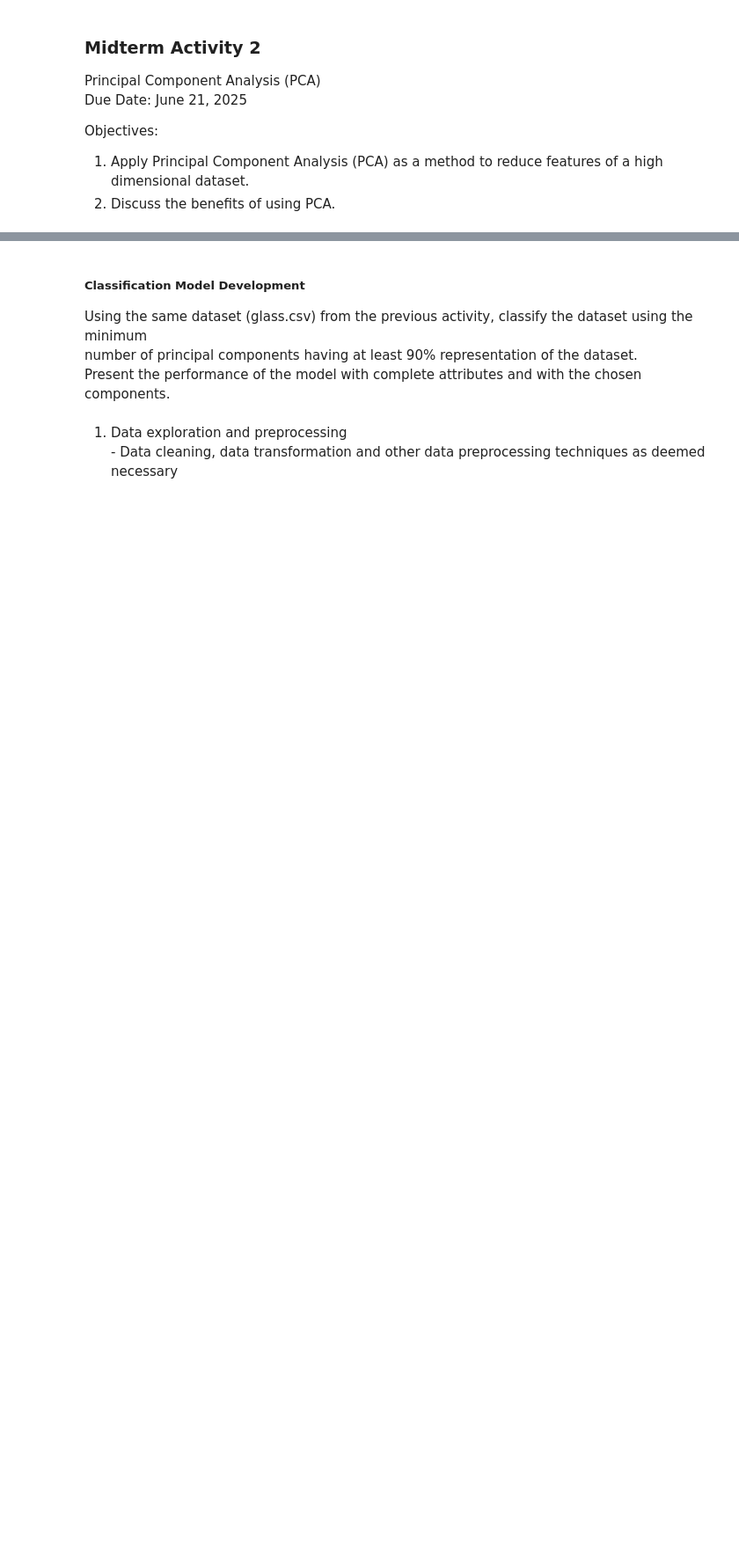
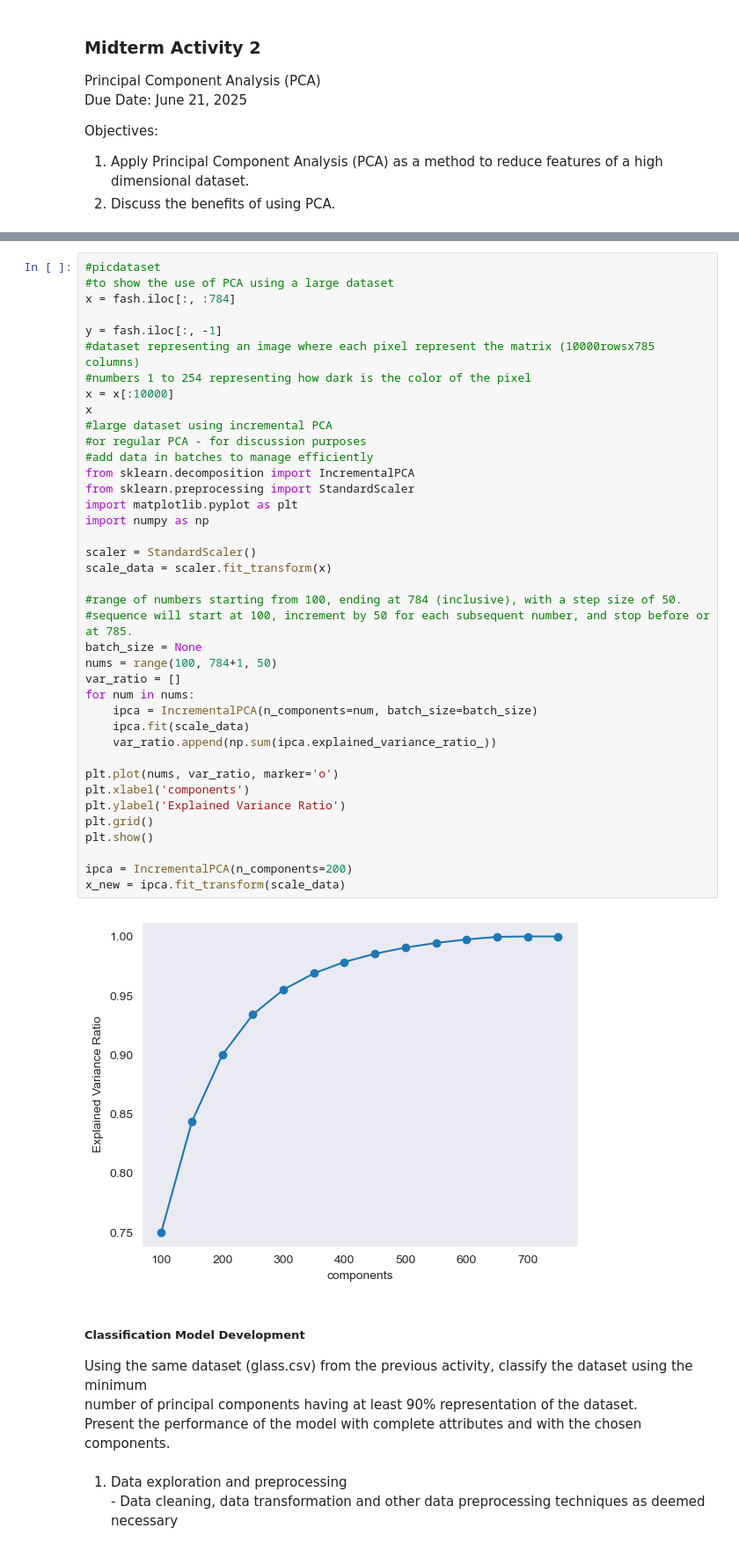
Before and after one commit to Nikkochoy/Data_Mining_Activities, a Jupyter notebook: Activities/Choy_Maga_M02.ipynb, the cells around one changed output, grey strips where cells are left out. Shown at 88% size. Cells and saved outputs as stored; diff of their text form; blank space fills up the shorter version.

```diff
--- a/Activities/Choy_Maga_M02.ipynb
+++ b/Activities/Choy_Maga_M02.ipynb
@@ -10,3 +177,44 @@ dimensional dataset.
+# %%
+#picdataset
+#to show the use of PCA using a large dataset
+x = fash.iloc[:, :784]
+
+y = fash.iloc[:, -1]
+#dataset representing an image where each pixel represent the matrix (10000rowsx785 columns)
+#numbers 1 to 254 representing how dark is the color of the pixel
+x = x[:10000]
+x
+#large dataset using incremental PCA
+#or regular PCA - for discussion purposes
+#add data in batches to manage efficiently
+from sklearn.decomposition import IncrementalPCA
+from sklearn.preprocessing import StandardScaler
+import matplotlib.pyplot as plt
+import numpy as np
+
+scaler = StandardScaler()
+scale_data = scaler.fit_transform(x)
+
+#range of numbers starting from 100, ending at 784 (inclusive), with a step size of 50.
+#sequence will start at 100, increment by 50 for each subsequent number, and stop before or at 785.
+batch_size = None
+nums = range(100, 784+1, 50)
+var_ratio = []
+for num in nums:
+    ipca = IncrementalPCA(n_components=num, batch_size=batch_size)
+    ipca.fit(scale_data)
+    var_ratio.append(np.sum(ipca.explained_variance_ratio_))
+
+plt.plot(nums, var_ratio, marker='o')
+plt.xlabel('components')
+plt.ylabel('Explained Variance Ratio')
+plt.grid()
+plt.show()
+
+ipca = IncrementalPCA(n_components=200)
+x_new = ipca.fit_transform(scale_data)
+# %% [output]
+[figure, added]
 # %% [markdown]
 ##### Classification Model Development
 Using the same dataset (glass.csv) from the previous activity, classify the dataset using the minimum <br>
```
Also changed, not shown: parts of 7 cells of this notebook, 3 other files.
